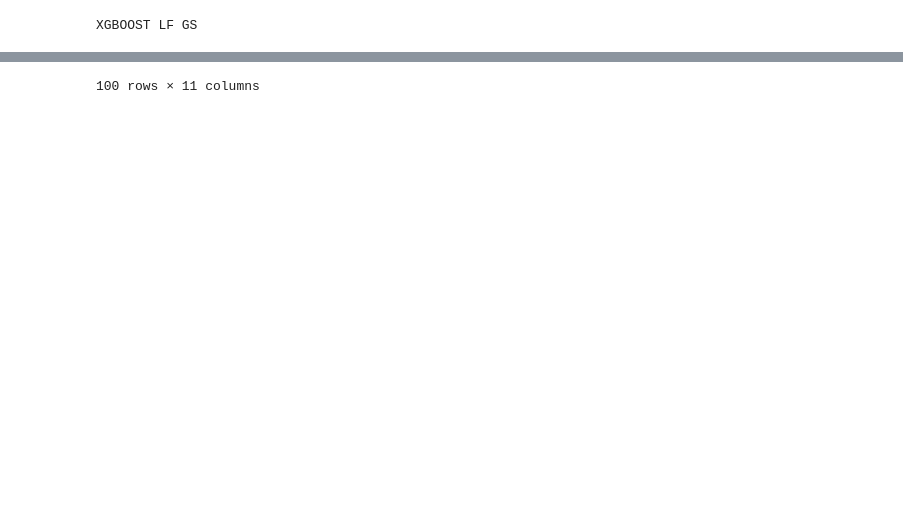
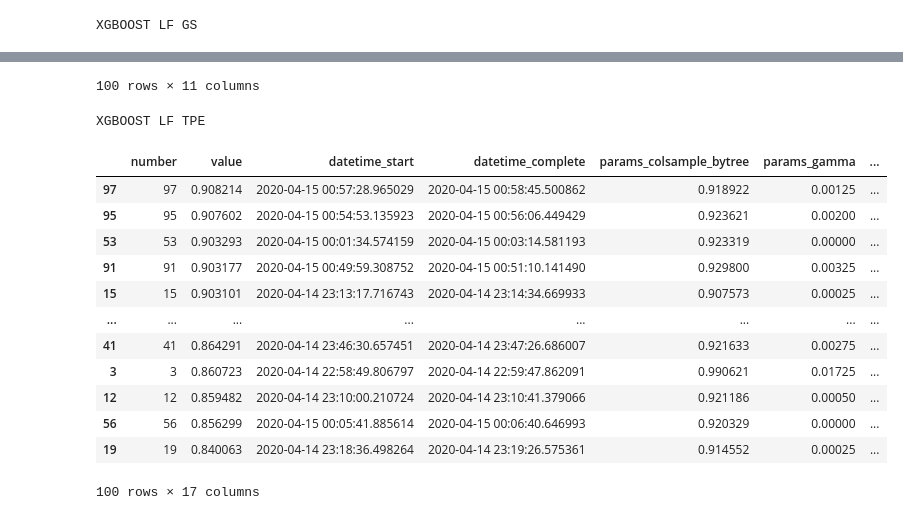
Before and after one commit to achmand/aml-crypto-graph, a Jupyter notebook: src/experiment_tuning_results_1.ipynb, the cells around one changed output, grey strips where cells are left out. Saved outputs shown, nothing was run; the diff lists cells and outputs as text; code cells hidden in the pictures; blank space fills up the shorter version.

```diff
--- a/src/experiment_tuning_results_1.ipynb
+++ b/src/experiment_tuning_results_1.ipynb
@@ -16,9 +16,13 @@ study_gsxgb_LF = util.read_pickle(experiment_1 + "gs_xgboost_LF.pkl")
 study_gsxgb_LF_df = study_gsxgb_LF.trials_dataframe()
 display(study_gsxgb_LF_df[study_gsxgb_LF_df["state"] == "COMPLETE"].sort_values("value", ascending=False))
 
-# study_tpexgb_LF = util.read_pickle(experiment_1 + "tpe_xgboost_LF.pkl")
-# study_tpexgb_LF_df = study_tpexgb_LF.trials_dataframe()
-# display(study_tpexgb_LF_df[study_tpexgb_LF_df["state"] == "COMPLETE"].sort_values("value", ascending=False))
+print("XGBOOST LF TPE")
+study_tpexgb_LF = util.read_pickle(experiment_1 + "tpe_xgboost_LF.pkl")
+study_tpexgb_LF_df = study_tpexgb_LF.trials_dataframe()
+display(study_tpexgb_LF_df[study_tpexgb_LF_df["state"] == "COMPLETE"].sort_values("value", ascending=False))
+
+# XGBOOST LF_NE
+print("XGBOOST LF_NE GS")
 
 # # XGBOOST LF_NE
 # print("XGBOOST LF_NE")
@@ -35,33 +39,47 @@ display(study_gsxgb_LF_df[study_gsxgb_LF_df["state"] == "COMPLETE"].sort_values(
 # study_gsxgb_AF_df = study_gsxgb_AF.trials_dataframe()
 # display(study_gsxgb_AF_df[study_gsxgb_AF_df["state"] == "COMPLETE"].sort_values("value", ascending=False))
 # study_tpexgb_AF = util.read_pickle(experiment_1 + "tpe_xgboost_AF.pkl")
 # study_tpexgb_AF_df = study_tpexgb_AF.trials_dataframe()
 # display(study_tpexgb_AF_df[study_tpexgb_AF_df["state"] == "COMPLETE"].sort_values("value", ascending=False))
 
 # # XGBOOST AF_NE
 # print("XGBOOST AF_NE GS")
 # study_gsxgb_AFNE = util.read_pickle(experiment_1 + "gs_xgboost_AF_NE.pkl")
 # study_gsxgb_AFNE_df = study_gsxgb_AFNE.trials_dataframe()
 # display(study_gsxgb_AFNE_df[study_gsxgb_AFNE_df["state"] == "COMPLETE"].sort_values("value", ascending=False))
 # print("XGBOOST AF_NE TPE")
 # study_tpexgb_AFNE = util.read_pickle(experiment_1 + "tpe_xgboost_AF_NE.pkl")
 # study_tpexgb_AFNE_df = study_tpexgb_AFNE.trials_dataframe()
 # display(study_tpexgb_AFNE_df[study_tpexgb_AFNE_df["state"] == "COMPLETE"].sort_values("value", ascending=False))
 # %% [output]
 XGBOOST LF GS
 |  | number | value | datetime_start | datetime_complete | params_learning_rate | params_n_estimators | ... |
 | 32 | 32 | 0.888558 | 2020-04-14 19:14:24.727549 | 2020-04-14 19:15:53.351589 | 0.2825 | 275 | ... |
 | 25 | 25 | 0.888360 | 2020-04-14 19:00:09.294941 | 2020-04-14 19:02:13.210255 | 0.2750 | 400 | ... |
 | 82 | 82 | 0.887974 | 2020-04-14 21:12:43.277063 | 2020-04-14 21:15:05.734035 | 0.2750 | 475 | ... |
 | 90 | 90 | 0.887924 | 2020-04-14 21:29:14.561693 | 2020-04-14 21:31:21.908715 | 0.1775 | 400 | ... |
 | 66 | 66 | 0.886769 | 2020-04-14 20:37:27.888913 | 2020-04-14 20:39:56.077780 | 0.2175 | 475 | ... |
 | ... | ... | ... | ... | ... | ... | ... | ... |
 | 5 | 5 | 0.870136 | 2020-04-14 18:24:20.471830 | 2020-04-14 18:24:52.978687 | 0.1075 | 100 | ... |
 | 74 | 74 | 0.867447 | 2020-04-14 20:54:59.830310 | 2020-04-14 20:55:42.385791 | 0.2675 | 125 | ... |
 | 27 | 27 | 0.867447 | 2020-04-14 19:03:55.927358 | 2020-04-14 19:04:38.354610 | 0.2675 | 125 | ... |
 | 85 | 85 | 0.866862 | 2020-04-14 21:22:33.246474 | 2020-04-14 21:23:14.439609 | 0.1225 | 125 | ... |
 | 0 | 0 | 0.866188 | 2020-04-14 18:17:15.536263 | 2020-04-14 18:17:52.710546 | 0.1925 | 100 | ... |
 100 rows × 11 columns
+XGBOOST LF TPE
+|  | number | value | datetime_start | datetime_complete | params_colsample_bytree | params_gamma | ... |
+| 97 | 97 | 0.908214 | 2020-04-15 00:57:28.965029 | 2020-04-15 00:58:45.500862 | 0.918922 | 0.00125 | ... |
+| 95 | 95 | 0.907602 | 2020-04-15 00:54:53.135923 | 2020-04-15 00:56:06.449429 | 0.923621 | 0.00200 | ... |
+| 53 | 53 | 0.903293 | 2020-04-15 00:01:34.574159 | 2020-04-15 00:03:14.581193 | 0.923319 | 0.00000 | ... |
+| 91 | 91 | 0.903177 | 2020-04-15 00:49:59.308752 | 2020-04-15 00:51:10.141490 | 0.929800 | 0.00325 | ... |
+| 15 | 15 | 0.903101 | 2020-04-14 23:13:17.716743 | 2020-04-14 23:14:34.669933 | 0.907573 | 0.00025 | ... |
+| ... | ... | ... | ... | ... | ... | ... | ... |
+| 41 | 41 | 0.864291 | 2020-04-14 23:46:30.657451 | 2020-04-14 23:47:26.686007 | 0.921633 | 0.00275 | ... |
+| 3 | 3 | 0.860723 | 2020-04-14 22:58:49.806797 | 2020-04-14 22:59:47.862091 | 0.990621 | 0.01725 | ... |
+| 12 | 12 | 0.859482 | 2020-04-14 23:10:00.210724 | 2020-04-14 23:10:41.379066 | 0.921186 | 0.00050 | ... |
+| 56 | 56 | 0.856299 | 2020-04-15 00:05:41.885614 | 2020-04-15 00:06:40.646993 | 0.920329 | 0.00000 | ... |
+| 19 | 19 | 0.840063 | 2020-04-14 23:18:36.498264 | 2020-04-14 23:19:26.575361 | 0.914552 | 0.00025 | ... |
+100 rows × 17 columns
 # %%
 # LIGHTGBM
 
```
Also changed, not shown: parts of 1 cell of this notebook, 16 other files.
